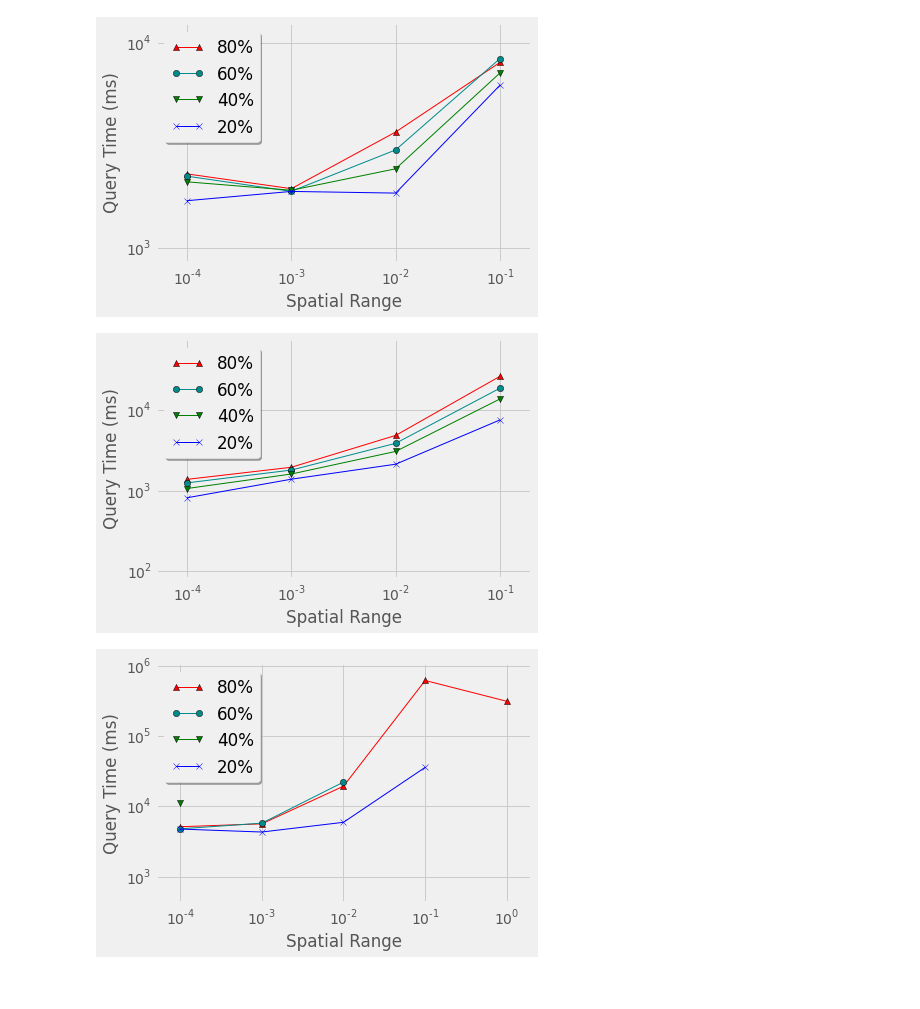
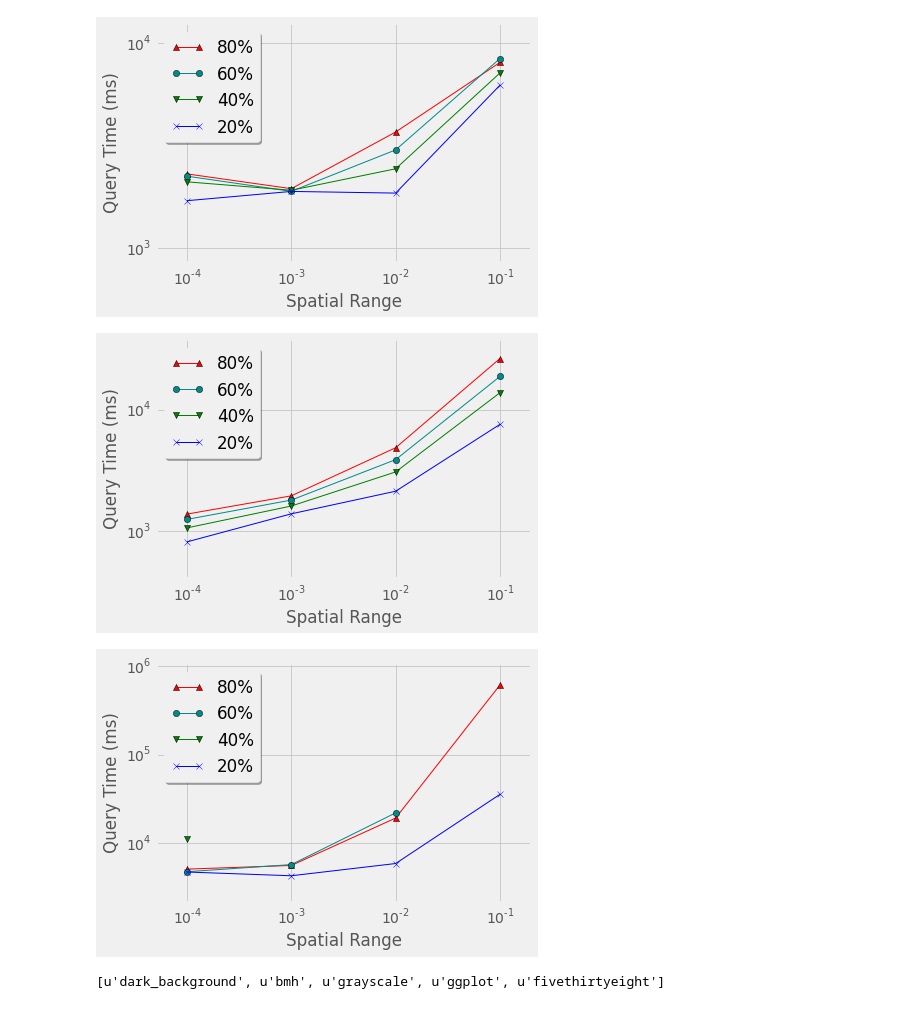
Before and after one commit to cgore1/cse_591, a Jupyter notebook: plots/plot.ipynb, the cells around one changed output. Drawn from its saved outputs; the diff is of its cells as text; code cells hidden in the pictures.

```diff
--- a/plots/plot.ipynb
+++ b/plots/plot.ipynb
@@ -1,7 +1,6 @@
 # %%
 import matplotlib.pyplot as plt
 from matplotlib import style
-style.use("ggplot")
 # %%
 %matplotlib inline
 # %%
@@ -32,11 +31,12 @@ with plt.style.context('fivethirtyeight'):
 
 
 
-    plt.axis([min(x)/2, max(x) * 2, min(y)/10, max(y) * 10])
+    plt.axis([min(x)/2, max(x) * 2, min(y)/2, max(y) * 10])
     plt.legend(loc='upper left', shadow=True)
     plt.xscale('log')
     plt.yscale('log')
     plt.ylabel('Query Time (ms)')
     plt.xlabel('Spatial Range')
+    plt.savefig('C:\\Users\\cHinmaY\\cse_591\\plot1.eps', format='eps', dpi=1000)
     plt.show()
 # %% [output]
@@ -79,35 +80,36 @@ with plt.style.context('fivethirtyeight'):
 
 x = [0.0001,0.001,0.01,0.1]
 with plt.style.context('fivethirtyeight'):
     #20%
     y = [1378,1948,4846,26283]
     plt.plot(x,y, label='80%', linewidth=1, color='red', marker = '^')
 
     #40
     x = [0.0001,0.001,0.01,0.1]
     y = [1246,1798,3867,18721]
     plt.plot(x,y, label='60%', linewidth=1, color='darkcyan', marker = 'o')
 
     #60
     x = [0.0001,0.001,0.01,0.1]
     y = [1061,1606,3064,13752]
     plt.plot(x,y, label='40%', linewidth=1, color='green', marker = 'v')
 
     #80
     x = [0.0001,0.001,0.01,0.1]
     y = [814,1385,2126,7549]
     plt.plot(x,y, label='20%', linewidth=1, color='blue', marker = 'x')
 
 
-    plt.axis([min(x)/2, max(x) * 2, min(y)/10, max(y) * 10])
+    plt.axis([min(x)/2, max(x) * 2, min(y)/2, max(y) * 5])
     plt.legend(loc='upper left', shadow=True)
     plt.xscale('log')
     plt.yscale('log')
     plt.ylabel('Query Time (ms)')
     plt.xlabel('Spatial Range')
+    plt.savefig('C:\\Users\\cHinmaY\\cse_591\\plot3.eps', format='eps', dpi=1000)
     plt.show()
 # %% [output]
-[figure, old version]
+[figure, new version]
 # %%
 #uniprotenc_150m
 
@@ -135,12 +137,17 @@ with plt.style.context('fivethirtyeight'):
     y = [4746,4307,5919,35719]
     plt.plot(x,y, label='20%', linewidth=1, color='blue', marker = 'x')
 
-    plt.axis([min(x)/2, max(x) * 10 + 1, min(y)/10, max(y) * 30])
+    plt.axis([min(x)/2, max(x) * 2 , min(y)/2, max(y) * 30])
     plt.legend(loc='upper left', shadow=True)
     plt.xscale('log')
     plt.yscale('log')
     plt.ylabel('Query Time (ms)')
     plt.xlabel('Spatial Range')
+    plt.savefig('C:\\Users\\cHinmaY\\cse_591\\plot4.eps', format='eps', dpi=1000)
     plt.show()
 # %% [output]
-[figure, old version]
+[figure, new version]
+# %%
+plt.style.available
+# %% [output]
+[u'dark_background', u'bmh', u'grayscale', u'ggplot', u'fivethirtyeight']
```
Also changed, not shown: parts of 2 cells of this notebook, 4 other files.
